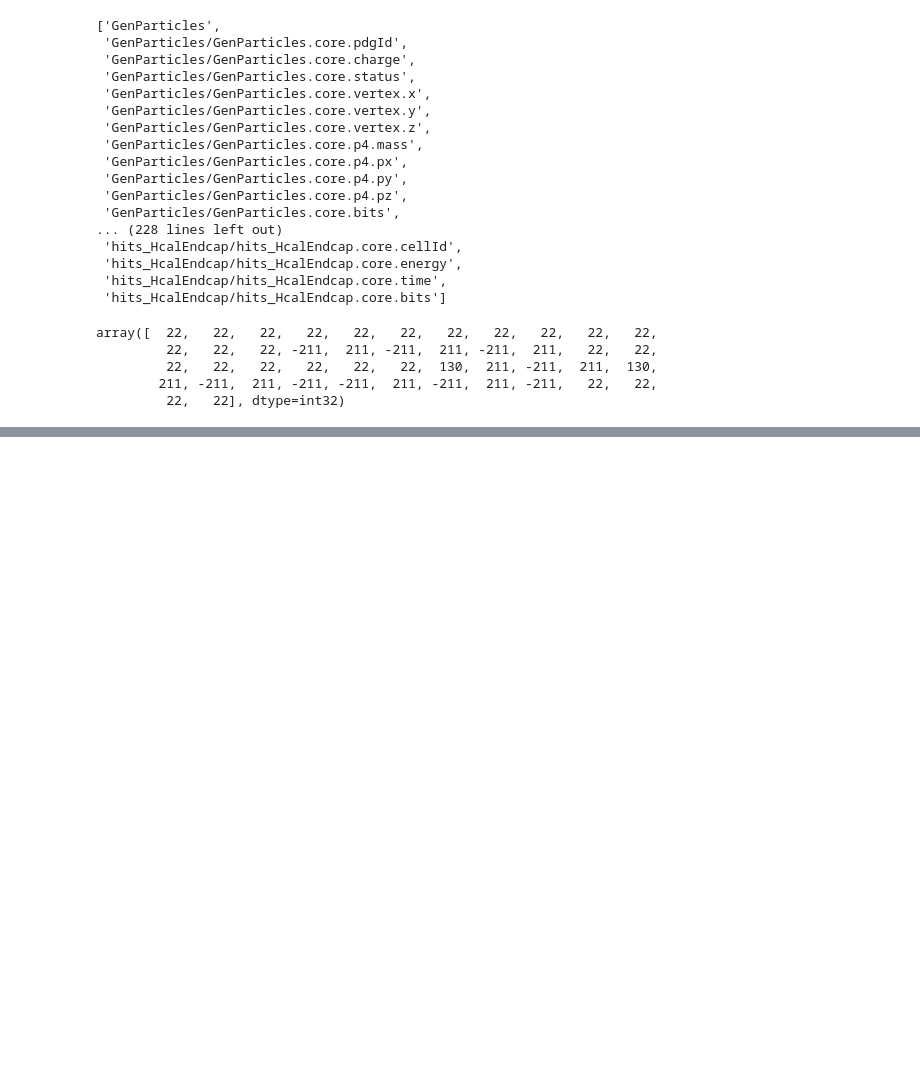
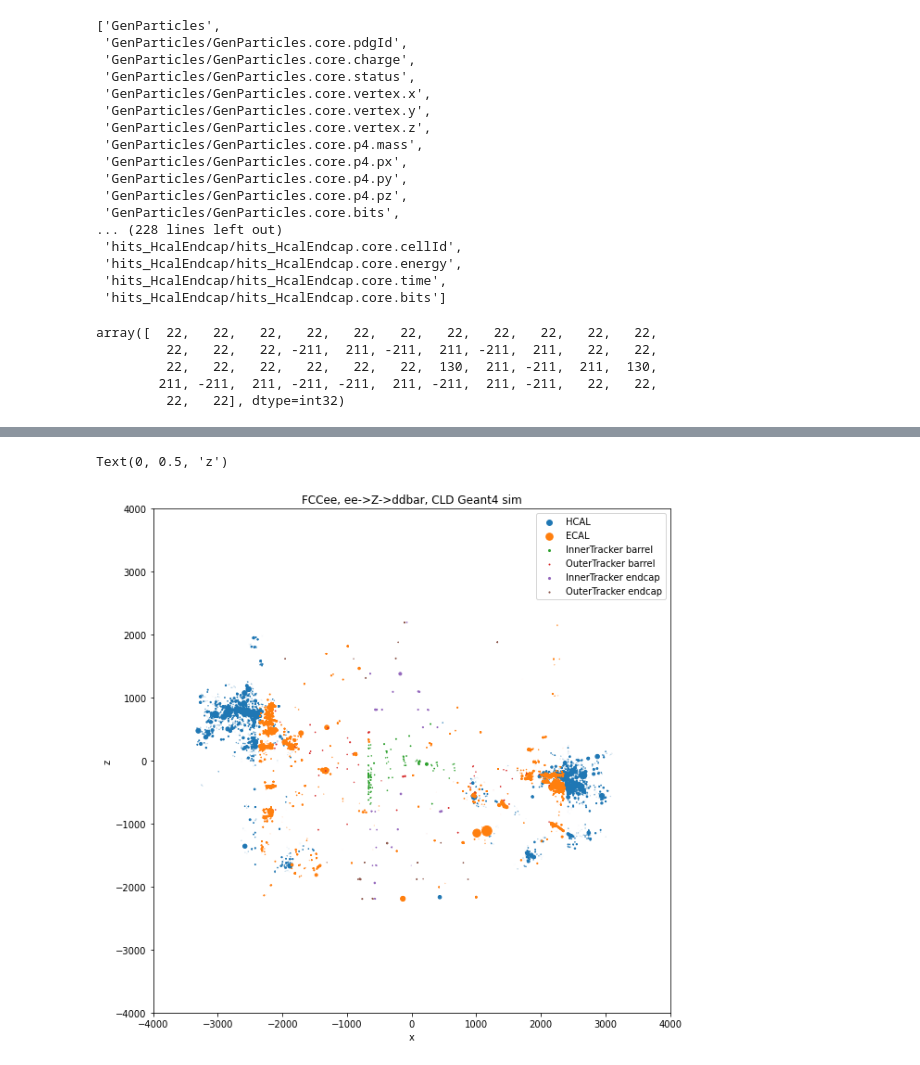
Before and after one commit to HEP-KBFI/fcc, a Jupyter notebook: notebooks/visualize_cld.ipynb, the cells around one changed output, grey strips where cells are left out. Drawn from its saved outputs; the diff is of its cells as text; code cells hidden in the pictures; blank space fills up the shorter version.

```diff
--- a/notebooks/visualize_cld.ipynb
+++ b/notebooks/visualize_cld.ipynb
@@ -222,2 +139,0 @@ Text(0.5, 1.0, 'FCCee, ee->Z->ddbar, CLD Geant sim')
-# %%
-iev = 0
@@ -228,0 +140,54 @@ px[iev][status[iev]==0], py[iev][status[iev]==0]
+# %%
+plt.figure(figsize=(10, 10))
+
+plt.scatter(
+    hits[iev]["positionedHits_HcalBarrel/positionedHits_HcalBarrel.position.x"],
+    hits[iev]["positionedHits_HcalBarrel/positionedHits_HcalBarrel.position.z"],
+    s=10000*hits[iev]["positionedHits_HcalBarrel/positionedHits_HcalBarrel.core.energy"],
+    label="HCAL"
+)
+
+plt.scatter(
+    hits[iev]["positionedHits_EcalBarrel/positionedHits_EcalBarrel.position.x"],
+    hits[iev]["positionedHits_EcalBarrel/positionedHits_EcalBarrel.position.z"],
+    s=10000*hits[iev]["positionedHits_EcalBarrel/positionedHits_EcalBarrel.core.energy"],
+    label="ECAL"
+)
+
+plt.scatter(
+    hits[iev]["positionedHits_IT_barrel/positionedHits_IT_barrel.position.x"],
+    hits[iev]["positionedHits_IT_barrel/positionedHits_IT_barrel.position.z"],
+    s=10000*hits[iev]["positionedHits_IT_barrel/positionedHits_IT_barrel.core.energy"],
+    label="InnerTracker barrel"
+)
+
+plt.scatter(
+    hits[iev]["positionedHits_OT_barrel/positionedHits_OT_barrel.position.x"],
+    hits[iev]["positionedHits_OT_barrel/positionedHits_OT_barrel.position.z"],
+    s=10000*hits[iev]["positionedHits_OT_barrel/positionedHits_OT_barrel.core.energy"],
+    label="OuterTracker barrel"
+)
+
+plt.scatter(
+    hits[iev]["positionedHits_IT_endcap/positionedHits_IT_endcap.position.x"],
+    hits[iev]["positionedHits_IT_endcap/positionedHits_IT_endcap.position.z"],
+    s=10000*hits[iev]["positionedHits_IT_endcap/positionedHits_IT_endcap.core.energy"],
+    label="InnerTracker endcap"
+)
+
+plt.scatter(
+    hits[iev]["positionedHits_OT_endcap/positionedHits_OT_endcap.position.x"],
+    hits[iev]["positionedHits_OT_endcap/positionedHits_OT_endcap.position.z"],
+    s=10000*hits[iev]["positionedHits_OT_endcap/positionedHits_OT_endcap.core.energy"],
+    label="OuterTracker endcap"
+)
+
+plt.legend()
+plt.xlim(-4000, 4000)
+plt.ylim(-4000, 4000)
+plt.title("FCCee, ee->Z->ddbar, CLD Geant4 sim")
+plt.xlabel("x")
+plt.ylabel("z")
+# %% [output]
+Text(0, 0.5, 'z')
+[figure, added]
```
Also changed, not shown: parts of 7 cells of this notebook.
